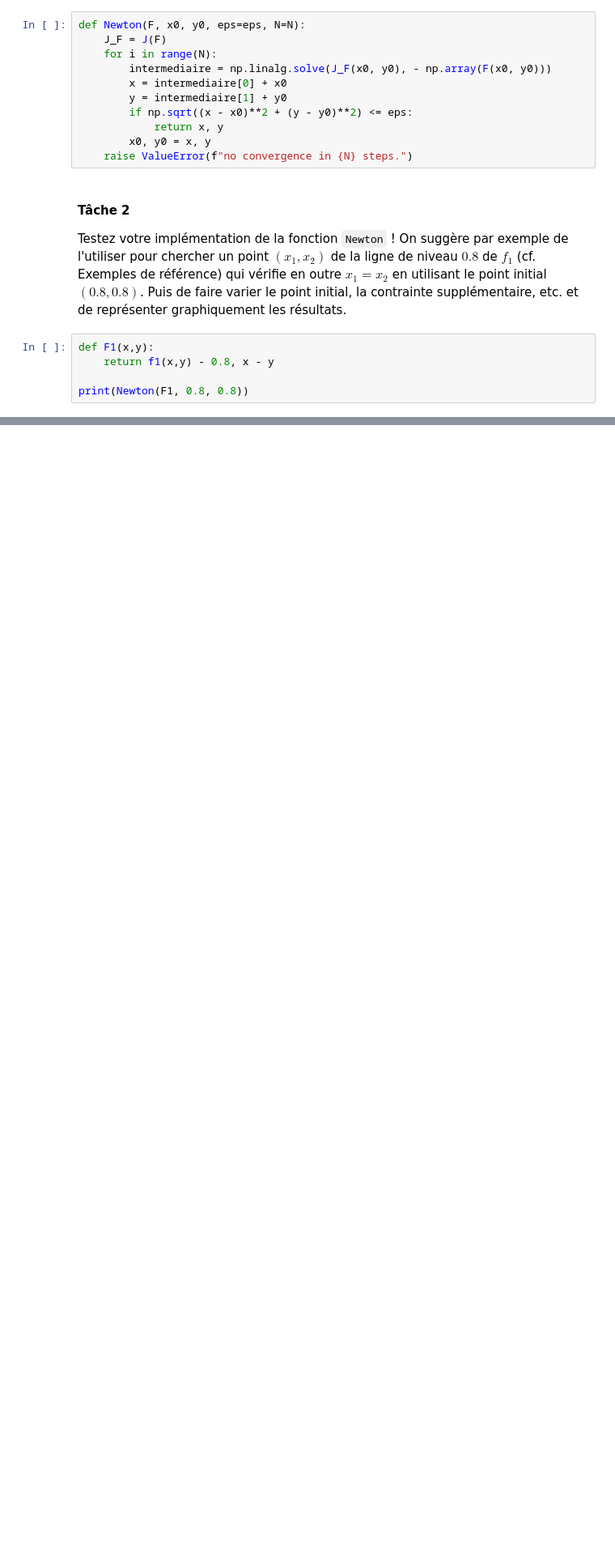
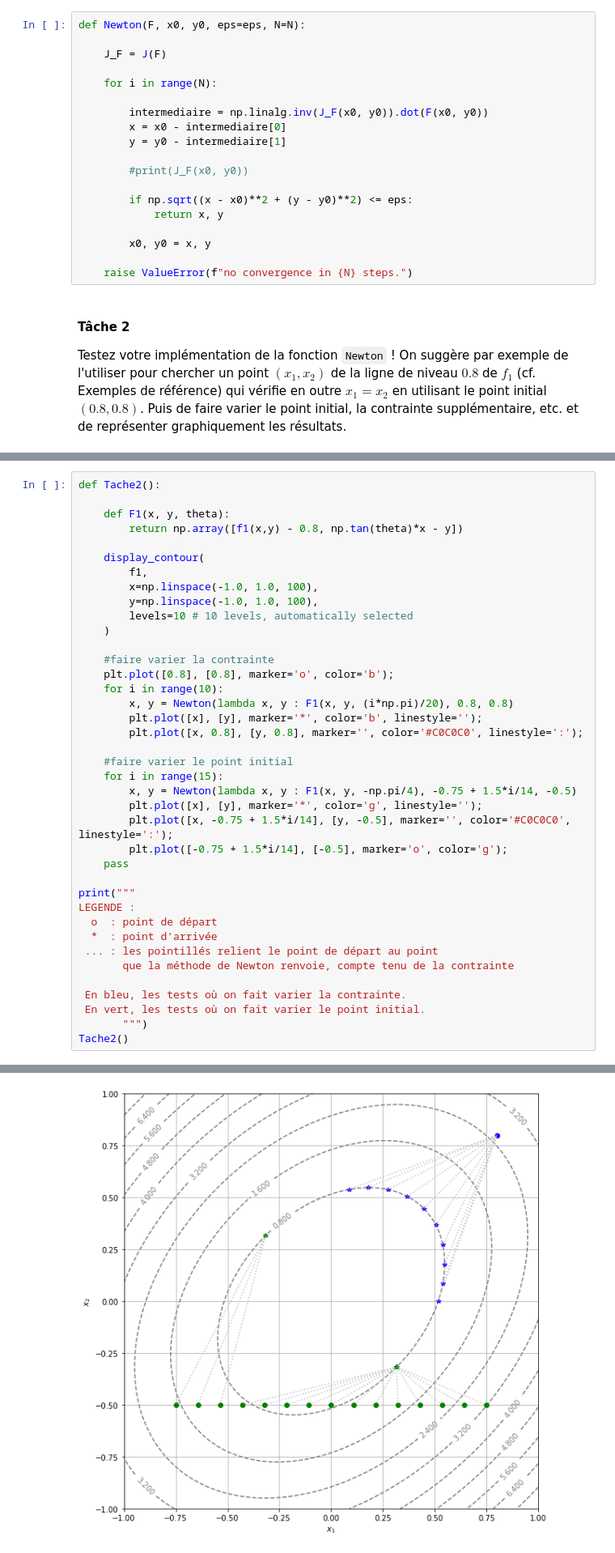
Before and after one commit to TomBertheas/Projet-calcul-differentiel_TomBertheas-ColombeNothhelfer, a Jupyter notebook: Courbes-de-niveau_Enonce.ipynb, the cells around one changed output, grey strips where cells are left out. Shown at 81% size. Saved outputs shown, nothing was run; the diff lists cells and outputs as text; blank space fills up the shorter version.

Commit message:
Changment méthode level_curve, tests graphiques des fonctions level_curve 1&2

```diff
--- a/Courbes-de-niveau_Enonce.ipynb
+++ b/Courbes-de-niveau_Enonce.ipynb
@@ -313,21 +317,24 @@ eps = 2**(-30)
 Implémenter la fonction `Newton` en complétant le canevas ci-dessous
 # %%
 def Newton(F, x0, y0, eps=eps, N=N):
+
     J_F = J(F)
+
     for i in range(N):
-        intermediaire = np.linalg.solve(J_F(x0, y0), - np.array(F(x0, y0)))
-        x = intermediaire[0] + x0
-        y = intermediaire[1] + y0
+
+        intermediaire = np.linalg.inv(J_F(x0, y0)).dot(F(x0, y0))
+        x = x0 - intermediaire[0]
+        y = y0 - intermediaire[1]
+
+        #print(J_F(x0, y0))
+
         if np.sqrt((x - x0)**2 + (y - y0)**2) <= eps:
             return x, y
+
         x0, y0 = x, y
+
     raise ValueError(f"no convergence in {N} steps.")
 # %% [markdown]
 #### Tâche 2
 
 Testez votre implémentation de la fonction `Newton` ! On suggère par exemple de l'utiliser pour chercher un point $(x_1, x_2)$ de la ligne de niveau $0.8$ de $f_1$ (cf. Exemples de référence) qui vérifie en outre $x_1 = x_2$ en utilisant le point initial $(0.8, 0.8)$. Puis de faire varier le point initial, la contrainte supplémentaire, etc. et de représenter graphiquement les résultats.
-# %%
-def F1(x,y):
-    return f1(x,y) - 0.8, x - y
-
-print(Newton(F1, 0.8, 0.8))
@@ -335,0 +341,40 @@ TypeError: 'ArrayVSpace' object cannot be interpreted as an integer
+# %%
+def Tache2():
+
+    def F1(x, y, theta):
+        return np.array([f1(x,y) - 0.8, np.tan(theta)*x - y])
+
+    display_contour(
+        f1,
+        x=np.linspace(-1.0, 1.0, 100),
+        y=np.linspace(-1.0, 1.0, 100),
+        levels=10 # 10 levels, automatically selected
+    )
+
+    #faire varier la contrainte
+    plt.plot([0.8], [0.8], marker='o', color='b');
+    for i in range(10):
+        x, y = Newton(lambda x, y : F1(x, y, (i*np.pi)/20), 0.8, 0.8)
+        plt.plot([x], [y], marker='*', color='b', linestyle='');
+        plt.plot([x, 0.8], [y, 0.8], marker='', color='#C0C0C0', linestyle=':');
+
+    #faire varier le point initial
+    for i in range(15):
+        x, y = Newton(lambda x, y : F1(x, y, -np.pi/4), -0.75 + 1.5*i/14, -0.5)
+        plt.plot([x], [y], marker='*', color='g', linestyle='');
+        plt.plot([x, -0.75 + 1.5*i/14], [y, -0.5], marker='', color='#C0C0C0', linestyle=':');
+        plt.plot([-0.75 + 1.5*i/14], [-0.5], marker='o', color='g');
+    pass
+
+print("""
+LEGENDE :
+  o  : point de départ
+  *  : point d'arrivée
+ ... : les pointillés relient le point de départ au point
+       que la méthode de Newton renvoie, compte tenu de la contrainte
+
+ En bleu, les tests où on fait varier la contrainte.
+ En vert, les tests où on fait varier le point initial.
+       """)
+Tache2()
+# %% [output]
@@ -336,3 +389,4 @@ TypeError: 'ArrayVSpace' object cannot be interpreted as an integer
+[figure, added]
 # %% [markdown]
 ### Génération des points
 
```
Also changed, not shown: parts of 17 cells of this notebook.
